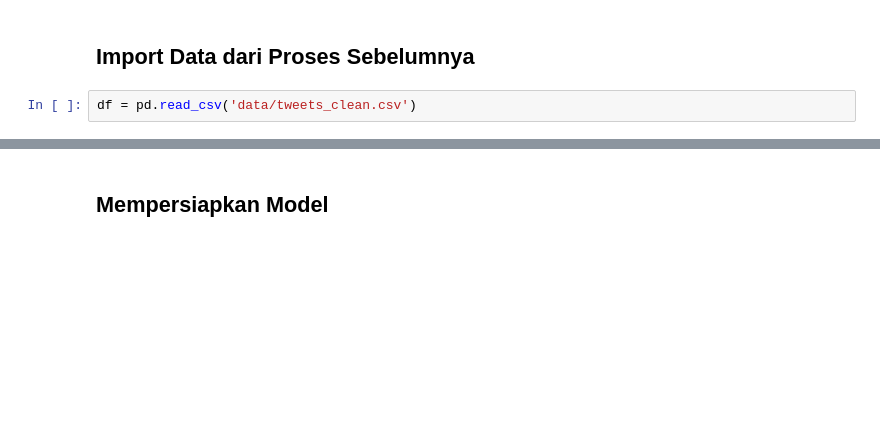
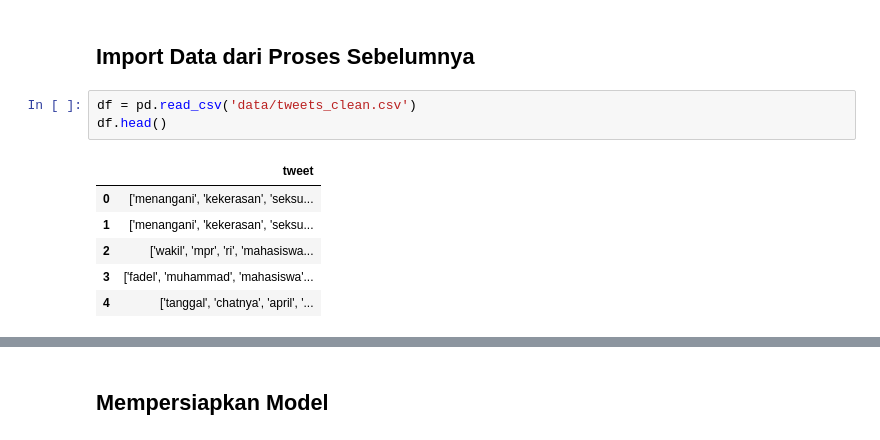
Before and after one commit to ANZ007/Twitter-Data-Analisis, a Jupyter notebook: 03-Pretrained-Model-Labelling.ipynb, the cells around one changed output, grey strips where cells are left out. Drawn from its saved outputs; the diff is of its cells as text; blank space fills up the shorter version.

```diff
--- a/03-Pretrained-Model-Labelling.ipynb
+++ b/03-Pretrained-Model-Labelling.ipynb
@@ -15,3 +20,11 @@ from transformers import pipeline
 ## Import Data dari Proses Sebelumnya
 # %%
 df = pd.read_csv('data/tweets_clean.csv')
+df.head()
+# %% [output]
+|  | tweet |
+| 0 | ['menangani', 'kekerasan', 'seksu... |
+| 1 | ['menangani', 'kekerasan', 'seksu... |
+| 2 | ['wakil', 'mpr', 'ri', 'mahasiswa... |
+| 3 | ['fadel', 'muhammad', 'mahasiswa'... |
+| 4 | ['tanggal', 'chatnya', 'april', '... |
```
Also changed, not shown: parts of 6 cells of this notebook, 2 other files.
